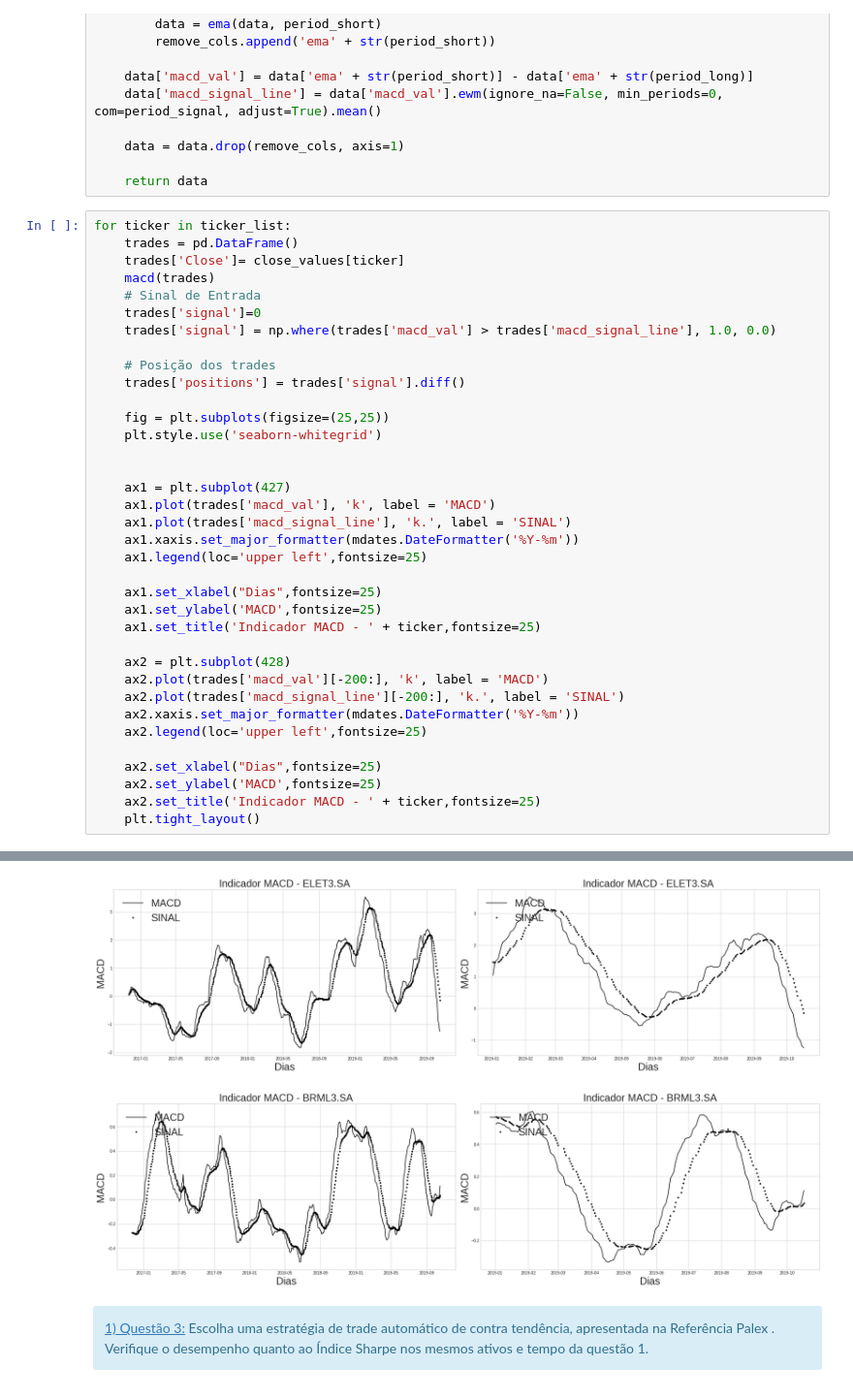
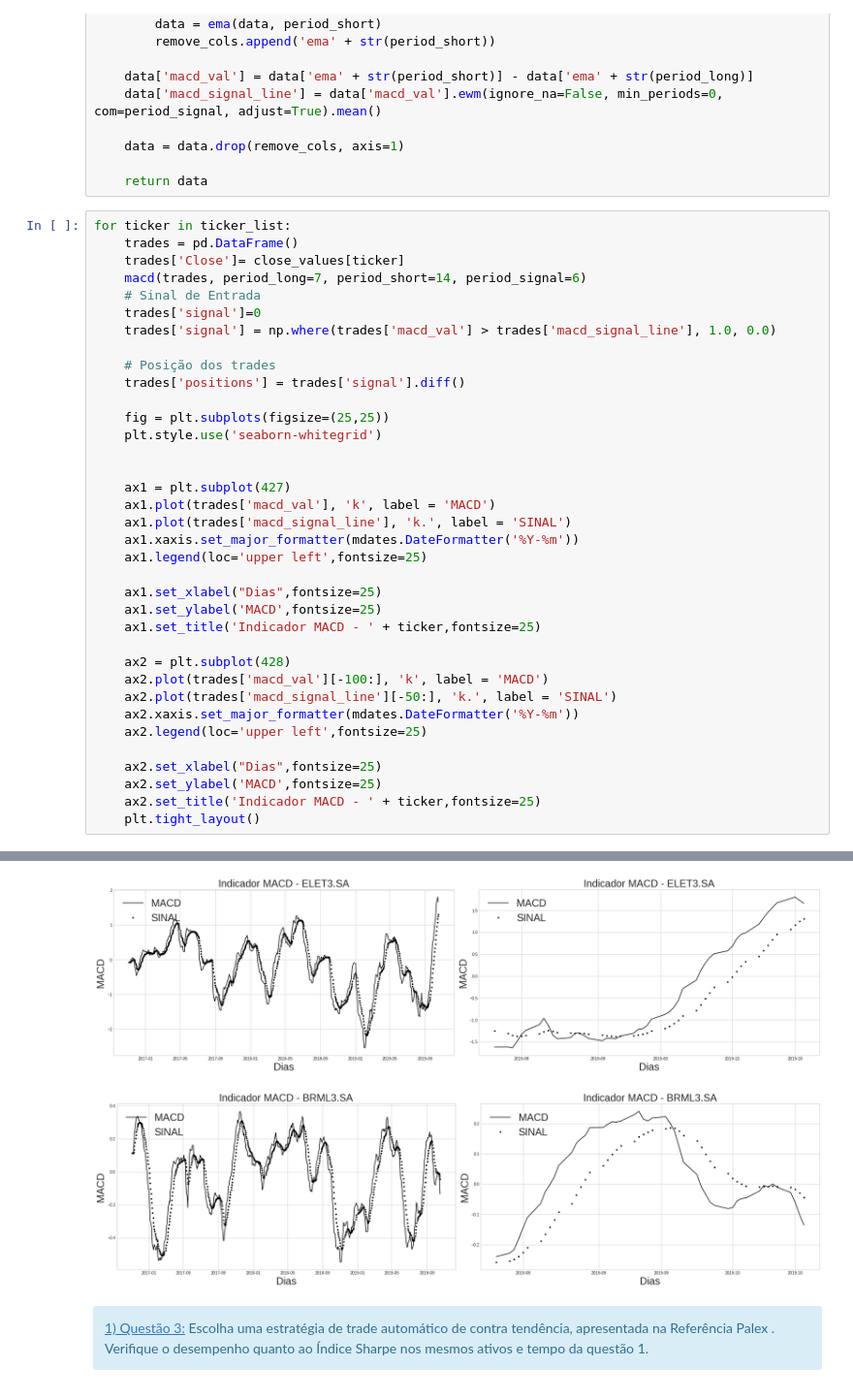
Before and after one commit to MepaTrading/psf-project-2, a Jupyter notebook: Segunda_2BAtividade_2BPr_C3_A1tica_2BAvaliativa.ipynb, the cells around one changed output, grey strips where cells are left out. Shown: that part at 97% size. Saved outputs shown, nothing was run; the diff lists cells and outputs as text.

```diff
--- a/Segunda_2BAtividade_2BPr_C3_A1tica_2BAvaliativa.ipynb
+++ b/Segunda_2BAtividade_2BPr_C3_A1tica_2BAvaliativa.ipynb
@@ -82,7 +82,7 @@ def macd(data, period_long=26, period_short=12, period_signal=9, column='Close')
 for ticker in ticker_list:
     trades = pd.DataFrame()
     trades['Close']= close_values[ticker]
-    macd(trades)
+    macd(trades, period_long=7, period_short=14, period_signal=6)
     # Sinal de Entrada
     trades['signal']=0
     trades['signal'] = np.where(trades['macd_val'] > trades['macd_signal_line'], 1.0, 0.0)
@@ -105,8 +105,8 @@ for ticker in ticker_list:
     ax1.set_title('Indicador MACD - ' + ticker,fontsize=25)
 
     ax2 = plt.subplot(428)
-    ax2.plot(trades['macd_val'][-200:], 'k', label = 'MACD')
-    ax2.plot(trades['macd_signal_line'][-200:], 'k.', label = 'SINAL')
+    ax2.plot(trades['macd_val'][-100:], 'k', label = 'MACD')
+    ax2.plot(trades['macd_signal_line'][-50:], 'k.', label = 'SINAL')
     ax2.xaxis.set_major_formatter(mdates.DateFormatter('%Y-%m'))
     ax2.legend(loc='upper left',fontsize=25)
 
@@ -138,5 +121,5 @@ Name: macd_val, Length: 200, dtype: float64
-[figure, old version]
+[figure, new version]
-[figure, old version]
+[figure, new version]
 # %% [markdown]
 <div id="Tópico 2">
     <div class="alert alert-block alert-info" style="margin-top: 0px">
```
Also changed, not shown: parts of 1 cell of this notebook.
